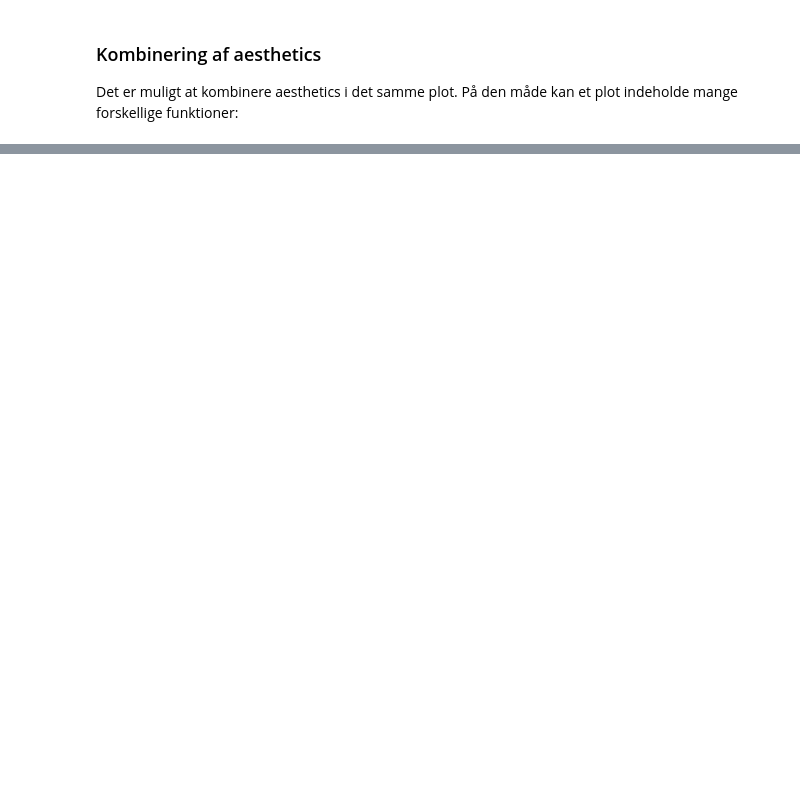
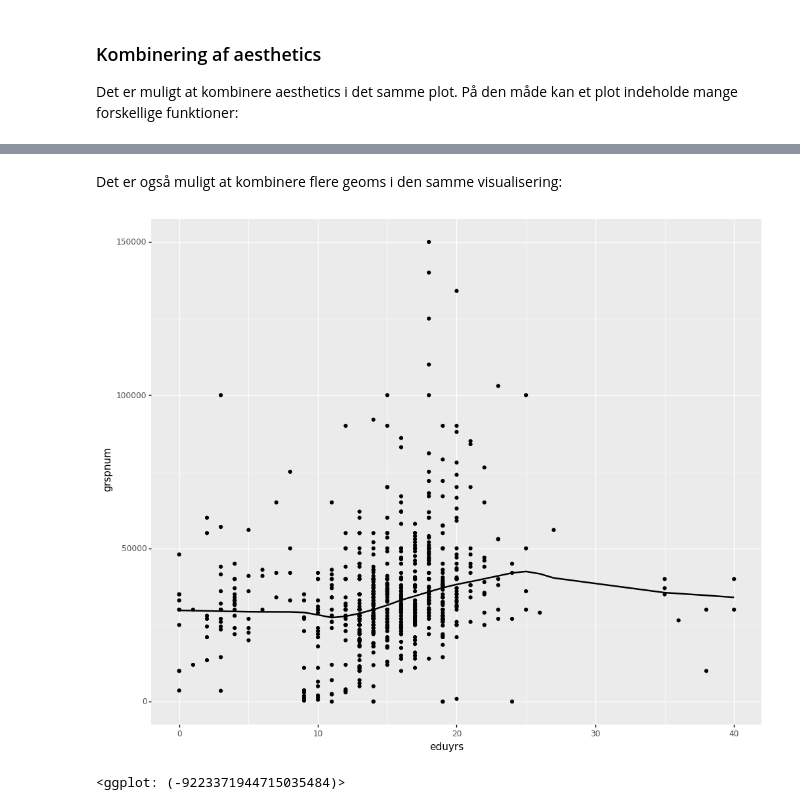
Before and after one commit to CALDISS-AAU/course_ddf, a Jupyter notebook: notebooks/08_eksplorative-metoder_tidsserier/03_visualisering-plotnine.ipynb, the cells around one changed output, grey strips where cells are left out. Drawn from its saved outputs; the diff is of its cells as text; code cells hidden in the pictures; blank space fills up the shorter version.

```diff
--- a/notebooks/08_eksplorative-metoder_tidsserier/03_visualisering-plotnine.ipynb
+++ b/notebooks/08_eksplorative-metoder_tidsserier/03_visualisering-plotnine.ipynb
@@ -130,0 +157,9 @@ Det er muligt at kombinere aesthetics i det samme plot. På den måde kan et plo
+# %% [markdown]
+Det er også muligt at kombinere flere geoms i den samme visualisering:
+# %%
+(ggplot(data = ess2018_filt, mapping = aes(x = 'eduyrs', y = 'grspnum'))
+ + geom_point()
+ + geom_smooth())
+# %% [output]
+[figure, added]
+<ggplot: (-9223371944715035484)>
```
Also changed, not shown: parts of 31 cells of this notebook, 3 other files.
